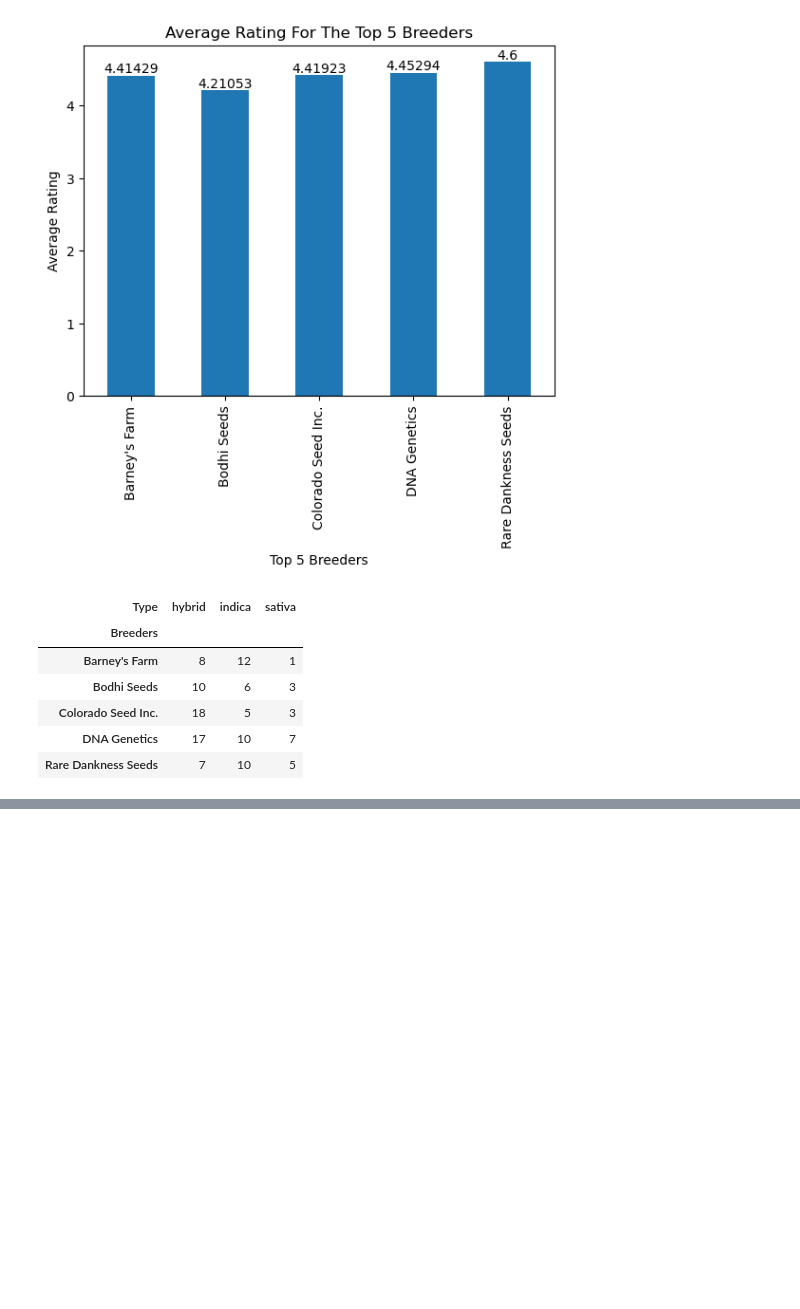
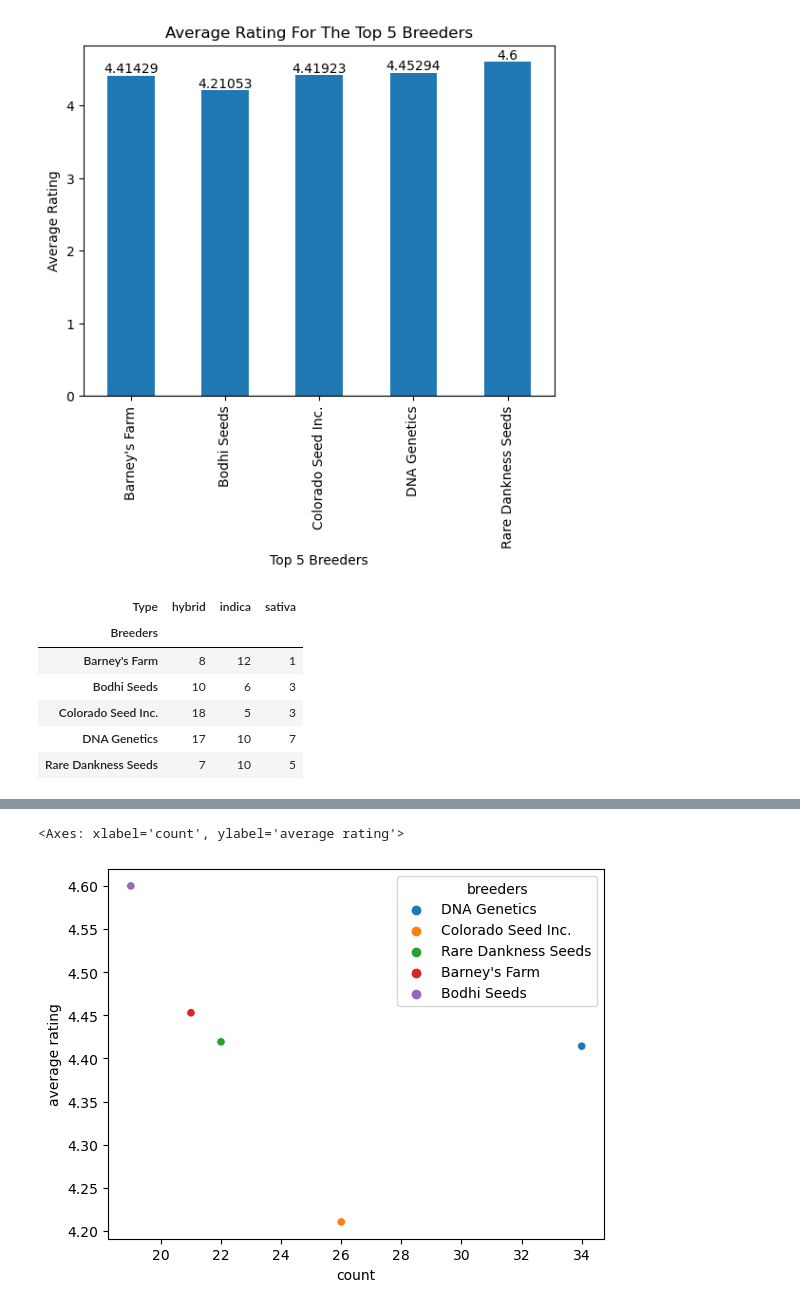
Before and after one commit to Berli85/SMU-Project-1-MaryJane, a Jupyter notebook: LattiWork/LATTIProject 1 Team 2 data.ipynb, the cells around one changed output, grey strips where cells are left out. Cells and saved outputs as stored; diff of their text form; code cells hidden in the pictures; blank space fills up the shorter version.

```diff
--- a/LattiWork/LATTIProject 1 Team 2 data.ipynb
+++ b/LattiWork/LATTIProject 1 Team 2 data.ipynb
@@ -368,3 +406,8 @@ breeders_type.head()
 | Colorado Seed Inc. | 18 | 5 | 3 |
 | DNA Genetics | 17 | 10 | 7 |
 | Rare Dankness Seeds | 7 | 10 | 5 |
+# %%
+#create a dataframe to display top 5 breeders, top 5 breeders average rating, top 5 breeder total strain counts
+top5_breeders_scatterplot_df=pd.DataFrame({'breeders':top5_breeders_count.index, 'count':top5_breeders_count.values, 'average rating':top5_breeders_avg.values })
+# top5_breeders,top5_breeders_avg, top5_breeders_count
+top5_breeders_scatterplot_df
@@ -370,0 +421,5 @@ breeders_type.head()
+# %%
+sns.scatterplot(data=top5_breeders_scatterplot_df, x="count", y="average rating", hue="breeders")
+# %% [output]
+<Axes: xlabel='count', ylabel='average rating'>
+[figure, added]
```
Also changed, not shown: parts of 7 cells of this notebook.
